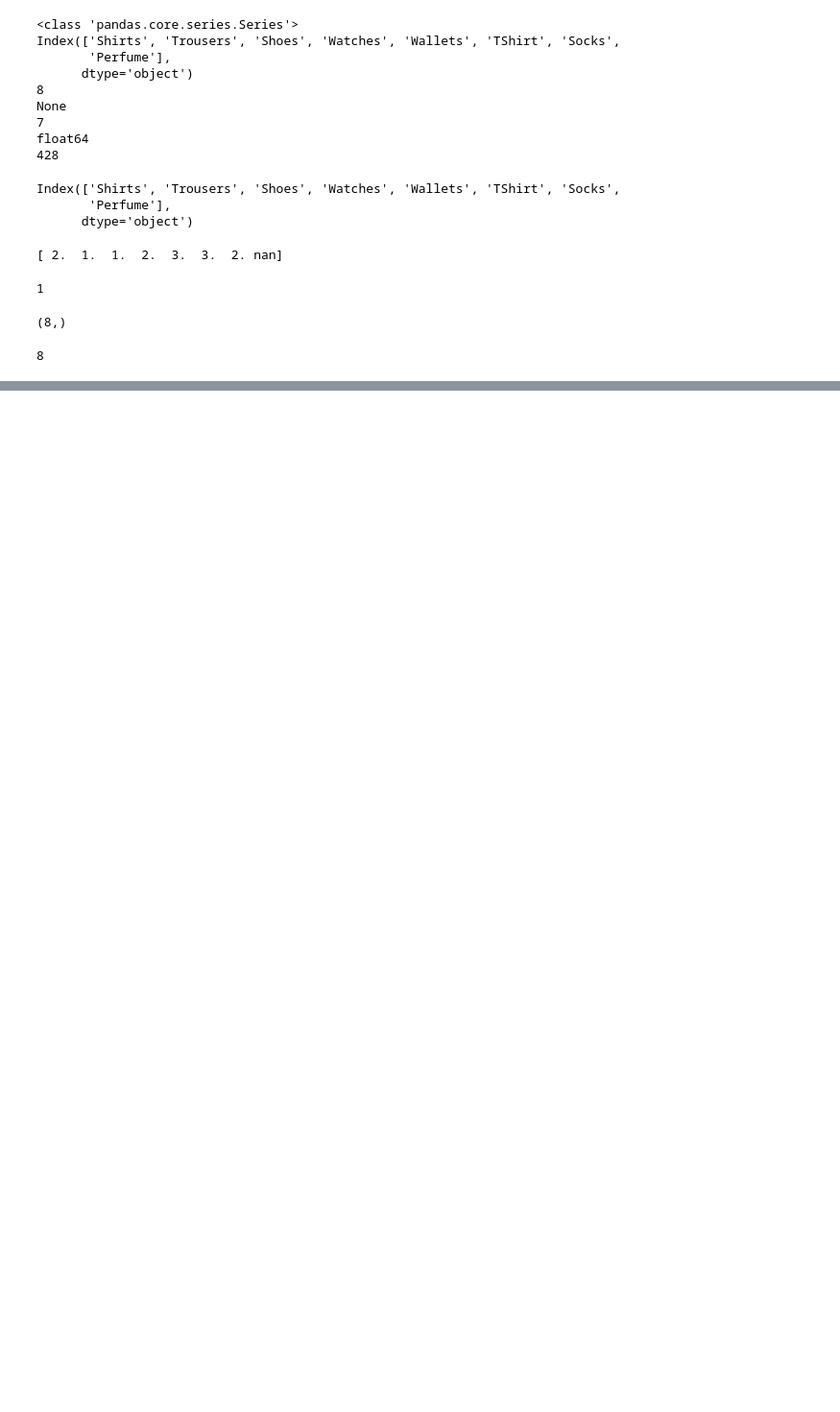
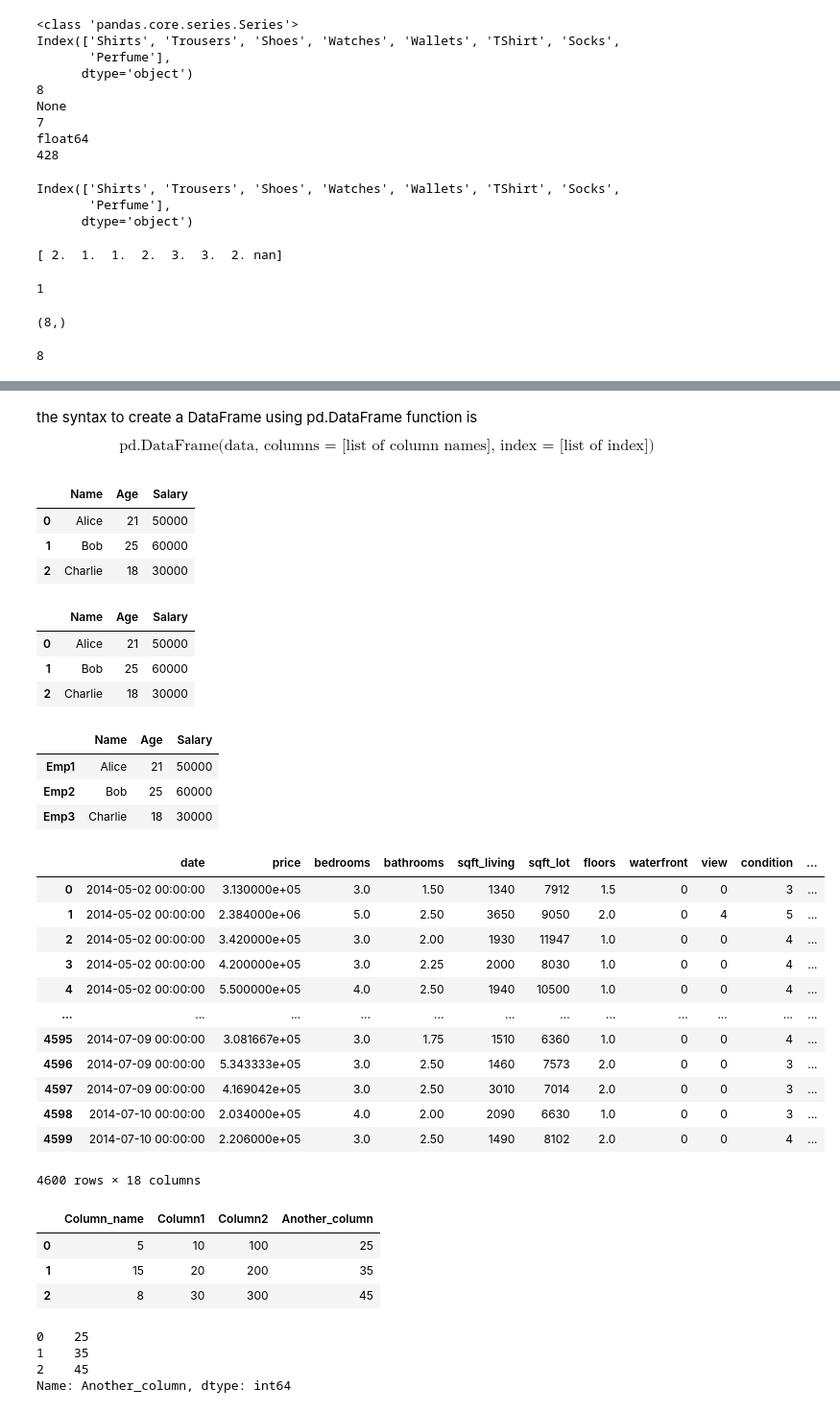
Before and after one commit to AnilSathi23/Python, a Jupyter notebook: Data Science with Python/Sessions/Pandas/Pandas ADSP Batch1 March.ipynb, the cells around one changed output, grey strips where cells are left out. Shown: that part at 96% size. Drawn from its saved outputs; the diff is of its cells as text; code cells hidden in the pictures; blank space fills up the shorter version.

```diff
--- a/Data Science with Python/Sessions/Pandas/Pandas ADSP Batch1 March.ipynb
+++ b/Data Science with Python/Sessions/Pandas/Pandas ADSP Batch1 March.ipynb
@@ -235,0 +625,62 @@ print(sr_with_dict_idx.size)
+# %% [markdown]
+the syntax to create a DataFrame using pd.DataFrame function is
+$$\text{pd.DataFrame(data, columns = [list of column names], index = [list of index])}$$
+# %%
+# Create a DataFrame using Dictionary
+
+data_dict = {'Name': ['Alice', 'Bob','Charlie'],
+            'Age':[21, 25, 18],
+            'Salary':[50000, 60000, 30000]}
+
+df_dict =  pd.DataFrame(data_dict)
+df_dict
+# %% [output]
+|  | Name | Age | Salary |
+| 0 | Alice | 21 | 50000 |
+| 1 | Bob | 25 | 60000 |
+| 2 | Charlie | 18 | 30000 |
+# %%
+# Create a DataFrame using List
+
+data_list = [['Alice', 21 ,50000],['Bob', 25, 60000], ['Charlie', 18, 30000]]
+cols =  ['Name', 'Age', 'Salary']
+
+df_dict =  pd.DataFrame(data_list, columns =  cols)
+df_dict
+# %% [output]
+|  | Name | Age | Salary |
+| 0 | Alice | 21 | 50000 |
+| 1 | Bob | 25 | 60000 |
+| 2 | Charlie | 18 | 30000 |
+# %%
+# Create a DataFrame using List with index
+
+data_list = [['Alice', 21 ,50000],['Bob', 25, 60000], ['Charlie', 18, 30000]]
+cols =  ['Name', 'Age', 'Salary']
+idx =  ['Emp1', 'Emp2', 'Emp3']
+
+df_dict =  pd.DataFrame(data_list, columns =  cols, index = idx)
+df_dict
+# %% [output]
+|  | Name | Age | Salary |
+| Emp1 | Alice | 21 | 50000 |
+| Emp2 | Bob | 25 | 60000 |
+| Emp3 | Charlie | 18 | 30000 |
+# %%
+house =  pd.read_csv('HousePrices.csv')
+# %%
+house
+# %% [output]
+|  | date | price | bedrooms | bathrooms | sqft_living | sqft_lot | floors | waterfront | view | condition | ... |
+| 0 | 2014-05-02 00:00:00 | 3.130000e+05 | 3.0 | 1.50 | 1340 | 7912 | 1.5 | 0 | 0 | 3 | ... |
+| 1 | 2014-05-02 00:00:00 | 2.384000e+06 | 5.0 | 2.50 | 3650 | 9050 | 2.0 | 0 | 4 | 5 | ... |
+| 2 | 2014-05-02 00:00:00 | 3.420000e+05 | 3.0 | 2.00 | 1930 | 11947 | 1.0 | 0 | 0 | 4 | ... |
+| 3 | 2014-05-02 00:00:00 | 4.200000e+05 | 3.0 | 2.25 | 2000 | 8030 | 1.0 | 0 | 0 | 4 | ... |
+| 4 | 2014-05-02 00:00:00 | 5.500000e+05 | 4.0 | 2.50 | 1940 | 10500 | 1.0 | 0 | 0 | 4 | ... |
+| ... | ... | ... | ... | ... | ... | ... | ... | ... | ... | ... | ... |
+| 4595 | 2014-07-09 00:00:00 | 3.081667e+05 | 3.0 | 1.75 | 1510 | 6360 | 1.0 | 0 | 0 | 4 | ... |
+| 4596 | 2014-07-09 00:00:00 | 5.343333e+05 | 3.0 | 2.50 | 1460 | 7573 | 2.0 | 0 | 0 | 3 | ... |
+| 4597 | 2014-07-09 00:00:00 | 4.169042e+05 | 3.0 | 2.50 | 3010 | 7014 | 2.0 | 0 | 0 | 3 | ... |
+| 4598 | 2014-07-10 00:00:00 | 2.034000e+05 | 4.0 | 2.00 | 2090 | 6630 | 1.0 | 0 | 0 | 3 | ... |
+| 4599 | 2014-07-10 00:00:00 | 2.206000e+05 | 3.0 | 2.50 | 1490 | 8102 | 2.0 | 0 | 0 | 4 | ... |
+4600 rows × 18 columns
@@ -235,0 +693,15 @@ print(sr_with_dict_idx.size)
+# %%
+df
+# %% [output]
+|  | Column_name | Column1 | Column2 | Another_column |
+| 0 | 5 | 10 | 100 | 25 |
+| 1 | 15 | 20 | 200 | 35 |
+| 2 | 8 | 30 | 300 | 45 |
+# %%
+# Accessing a single Column
+df['Column_name']
+# %% [output]
+0    25
+1    35
+2    45
+Name: Another_column, dtype: int64
```
Also changed, not shown: parts of 43 cells of this notebook.
